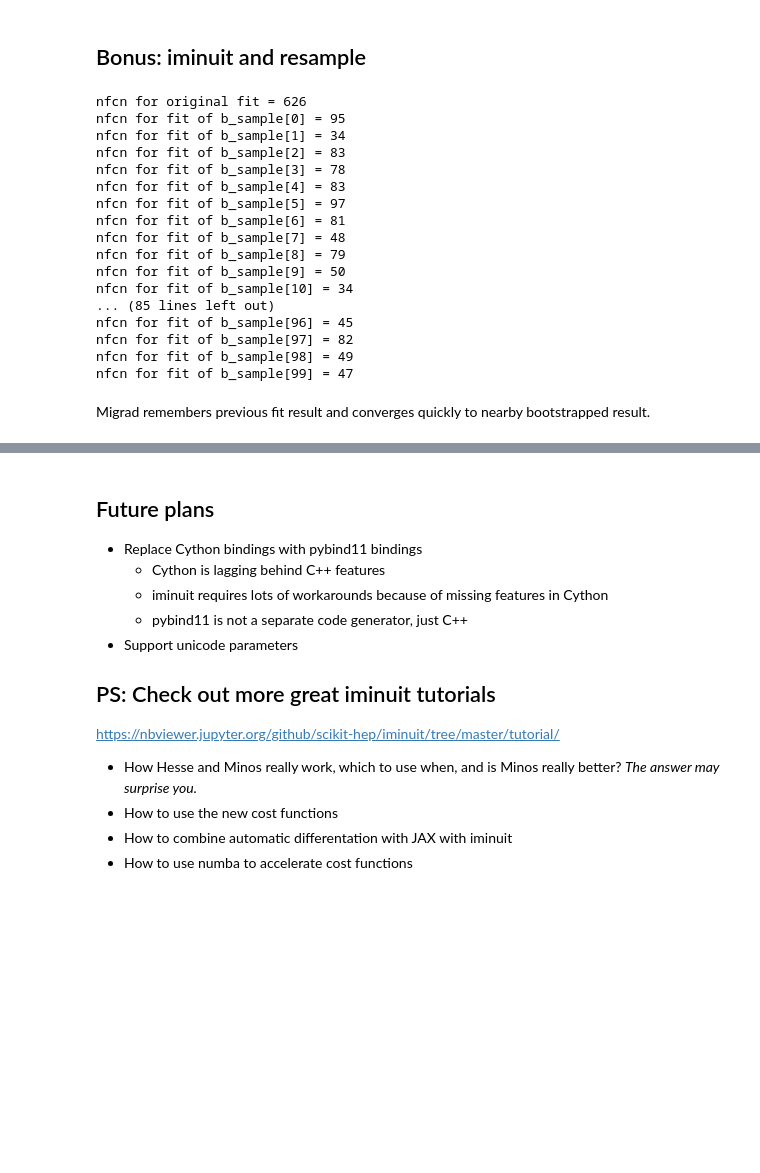
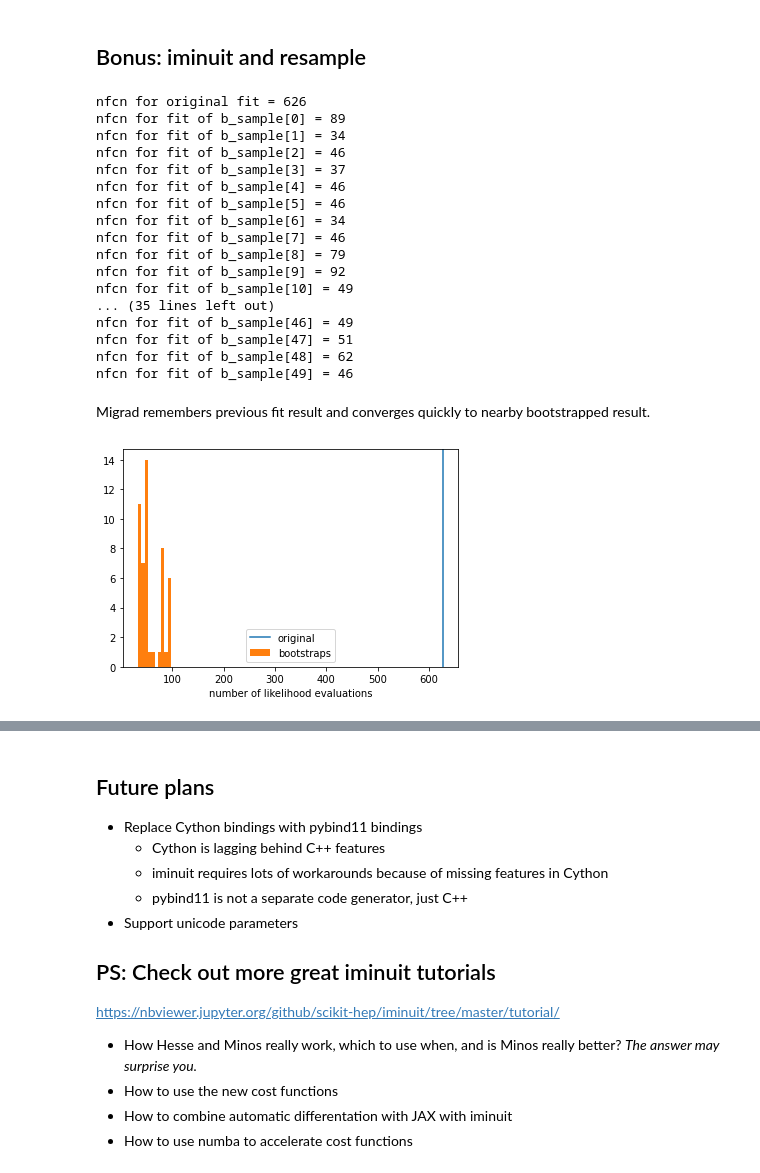
Before and after one commit to HDembinski/pyhep-2020-iminuit, a Jupyter notebook: iminuit.ipynb, the cells around one changed output, grey strips where cells are left out. Drawn from its saved outputs; the diff is of its cells as text; code cells hidden in the pictures; blank space fills up the shorter version.

```diff
--- a/iminuit.ipynb
+++ b/iminuit.ipynb
@@ -613,32 +613,42 @@ m.migrad()
 print(f"nfcn for original fit = {m.fmin.nfcn}")
 
 errors = m.errors[:]
+nfcn = m.fmin.nfcn
 
-thetas = []
-for i, b_sample in enumerate(bootstrap.resample(x, size=100)):
+b_value = []
+b_nfcn = []
+for i, b_sample in enumerate(bootstrap.resample(x, size=50)):
     cost.n = np.histogram(b_sample, bins=30, range=(0, 1))[0]
     m.migrad()
     print(f"nfcn for fit of b_sample[{i}] = {m.fmin.nfcn}")
     assert m.valid
-    thetas.append(m.values[:])
+    b_value.append(m.values[:])
+    b_nfcn.append(m.fmin.nfcn)
 # %% [output]
 nfcn for original fit = 626
-nfcn for fit of b_sample[0] = 95
+nfcn for fit of b_sample[0] = 89
 nfcn for fit of b_sample[1] = 34
-nfcn for fit of b_sample[2] = 83
-nfcn for fit of b_sample[3] = 78
-nfcn for fit of b_sample[4] = 83
-nfcn for fit of b_sample[5] = 97
-nfcn for fit of b_sample[6] = 81
-nfcn for fit of b_sample[7] = 48
+nfcn for fit of b_sample[2] = 46
+nfcn for fit of b_sample[3] = 37
+nfcn for fit of b_sample[4] = 46
+nfcn for fit of b_sample[5] = 46
+nfcn for fit of b_sample[6] = 34
+nfcn for fit of b_sample[7] = 46
 nfcn for fit of b_sample[8] = 79
-nfcn for fit of b_sample[9] = 50
-nfcn for fit of b_sample[10] = 34
-... (85 lines left out)
-nfcn for fit of b_sample[96] = 45
-nfcn for fit of b_sample[97] = 82
-nfcn for fit of b_sample[98] = 49
-nfcn for fit of b_sample[99] = 47
+nfcn for fit of b_sample[9] = 92
+nfcn for fit of b_sample[10] = 49
+... (35 lines left out)
+nfcn for fit of b_sample[46] = 49
+nfcn for fit of b_sample[47] = 51
+nfcn for fit of b_sample[48] = 62
+nfcn for fit of b_sample[49] = 46
 # %% [markdown]
 Migrad remembers previous fit result and converges quickly to nearby bootstrapped result.
+# %%
+plt.axvline(nfcn, color="C0", label="original")
+plt.hist(b_nfcn, color="C1", label="bootstraps")
+plt.xlabel("number of likelihood evaluations")
+plt.legend();
+# %% [output]
+[figure, added]
 # %%
```
Also changed, not shown: parts of 1 cell of this notebook, 1 other file.
